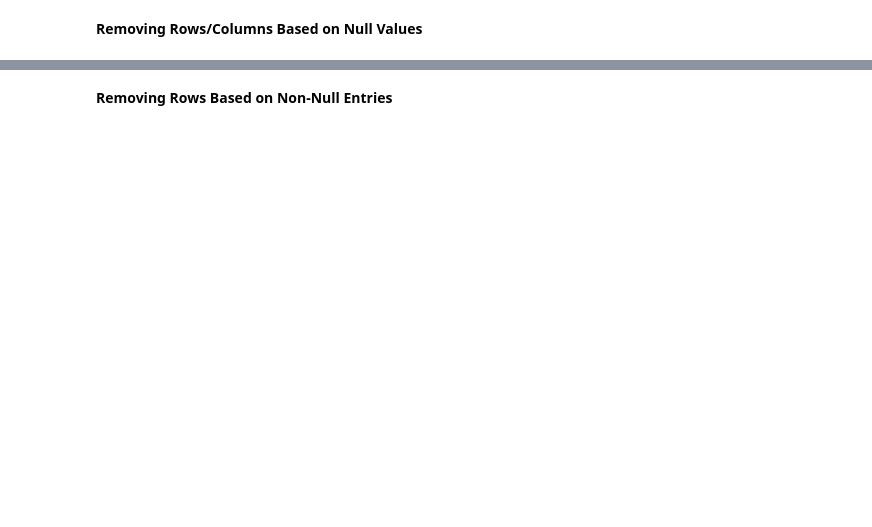
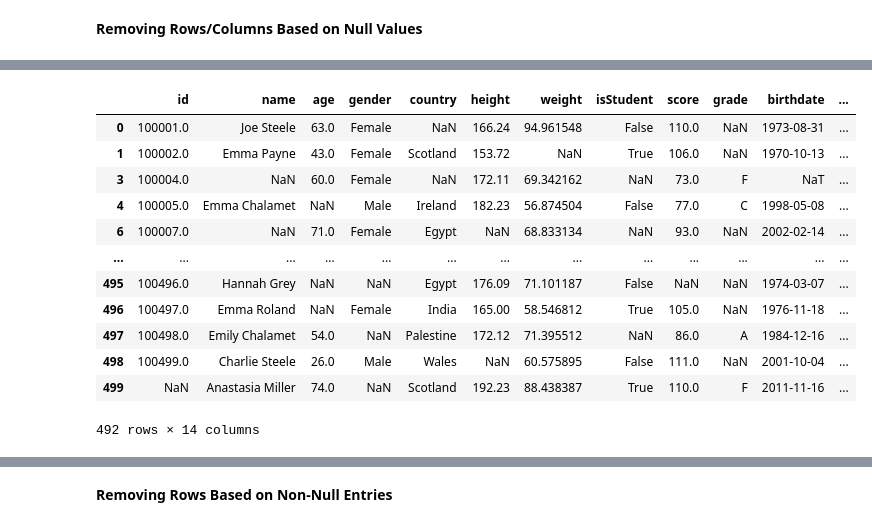
Before and after one commit to daaanishhh002/Pandas-Journey, a Jupyter notebook: pandas.ipynb, the cells around one changed output, grey strips where cells are left out. Saved outputs shown, nothing was run; the diff lists cells and outputs as text; code cells hidden in the pictures; blank space fills up the shorter version.

```diff
--- a/pandas.ipynb
+++ b/pandas.ipynb
@@ -380,4 +1153,18 @@ null_test_df.dropna(how='any')
 # %%
-null_test_df.dropna(how='all',subset=['Name','Weight'])
+null_test_df.dropna(how='all',subset=['name','weight'])
+# %% [output]
+|  | id | name | age | gender | country | height | weight | isStudent | score | grade | birthdate | ... |
+| 0 | 100001.0 | Joe Steele | 63.0 | Female | NaN | 166.24 | 94.961548 | False | 110.0 | NaN | 1973-08-31 | ... |
+| 1 | 100002.0 | Emma Payne | 43.0 | Female | Scotland | 153.72 | NaN | True | 106.0 | NaN | 1970-10-13 | ... |
+| 3 | 100004.0 | NaN | 60.0 | Female | NaN | 172.11 | 69.342162 | NaN | 73.0 | F | NaT | ... |
+| 4 | 100005.0 | Emma Chalamet | NaN | Male | Ireland | 182.23 | 56.874504 | False | 77.0 | C | 1998-05-08 | ... |
+| 6 | 100007.0 | NaN | 71.0 | Female | Egypt | NaN | 68.833134 | NaN | 93.0 | NaN | 2002-02-14 | ... |
+| ... | ... | ... | ... | ... | ... | ... | ... | ... | ... | ... | ... | ... |
+| 495 | 100496.0 | Hannah Grey | NaN | NaN | Egypt | 176.09 | 71.101187 | False | NaN | NaN | 1974-03-07 | ... |
+| 496 | 100497.0 | Emma Roland | NaN | Female | India | 165.00 | 58.546812 | True | 105.0 | NaN | 1976-11-18 | ... |
+| 497 | 100498.0 | Emily Chalamet | 54.0 | NaN | Palestine | 172.12 | 71.395512 | NaN | 86.0 | A | 1984-12-16 | ... |
+| 498 | 100499.0 | Charlie Steele | 26.0 | Male | Wales | NaN | 60.575895 | False | 111.0 | NaN | 2001-10-04 | ... |
+| 499 | NaN | Anastasia Miller | 74.0 | NaN | Scotland | 192.23 | 88.438387 | True | 110.0 | F | 2011-11-16 | ... |
+492 rows × 14 columns
 # %%
 null_test_df.dropna(axis=1,how='all')
```
Also changed, not shown: parts of 117 cells of this notebook.
